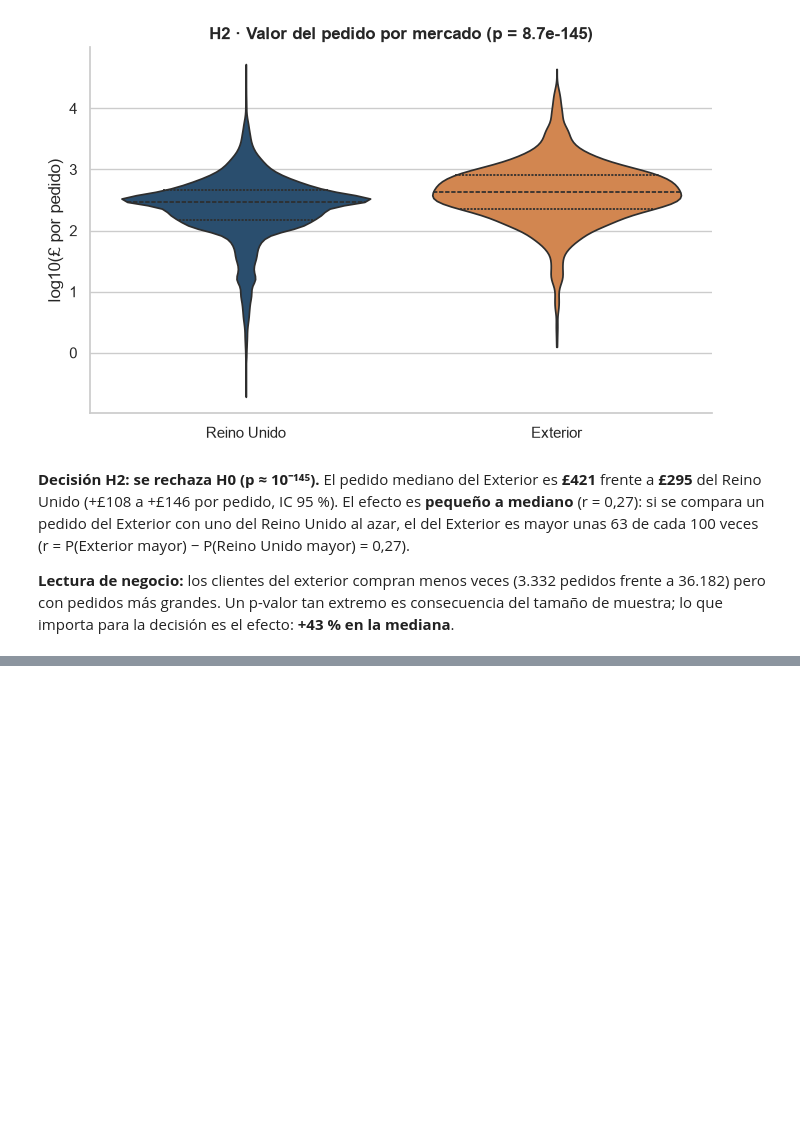
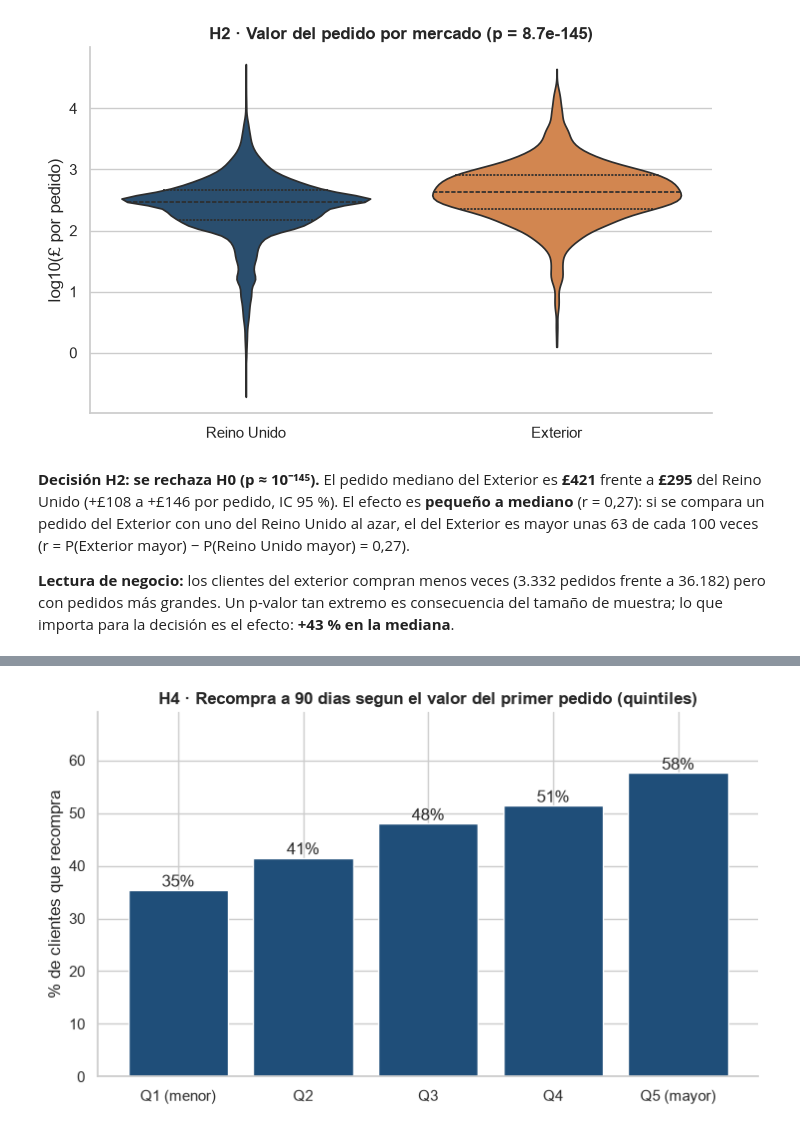
Before and after one commit to Xantyagoh/grupo3-bi-ecommerce, a Jupyter notebook: notebooks/04_hipotesis_validacion.ipynb, the cells around one changed output, grey strips where cells are left out. Cells and saved outputs as stored; diff of their text form; code cells hidden in the pictures; blank space fills up the shorter version.

```diff
--- a/notebooks/04_hipotesis_validacion.ipynb
+++ b/notebooks/04_hipotesis_validacion.ipynb
@@ -274,0 +357,15 @@ El pedido mediano del Exterior es **£421** frente a **£295** del Reino Unido (
+# %%
+fig, ax = plt.subplots(figsize=(7.5, 4.5))
+cl = clientes.reset_index()
+cl['tramo'] = pd.qcut(cl['importe'], 5, labels=['Q1 (menor)', 'Q2', 'Q3', 'Q4', 'Q5 (mayor)'])
+tasa = cl.groupby('tramo', observed=True)['recompra_90d'].mean() * 100
+ax.bar(tasa.index.astype(str), tasa.values, color=AZUL)
+for i, v in enumerate(tasa.values):
+    ax.text(i, v, f'{v:.0f}%', ha='center', va='bottom')
+ax.set_title('H4 · Recompra a 90 dias segun el valor del primer pedido (quintiles)')
+ax.set_ylabel('% de clientes que recompra'); ax.set_ylim(0, tasa.max() * 1.2)
+plt.tight_layout()
+plt.savefig(FIG / '04_h4_primer_pedido_recompra.png', dpi=150, bbox_inches='tight')
+plt.show()
+# %% [output]
+[figure, added]
```
Also changed, not shown: parts of 8 cells of this notebook, 2 other files.
